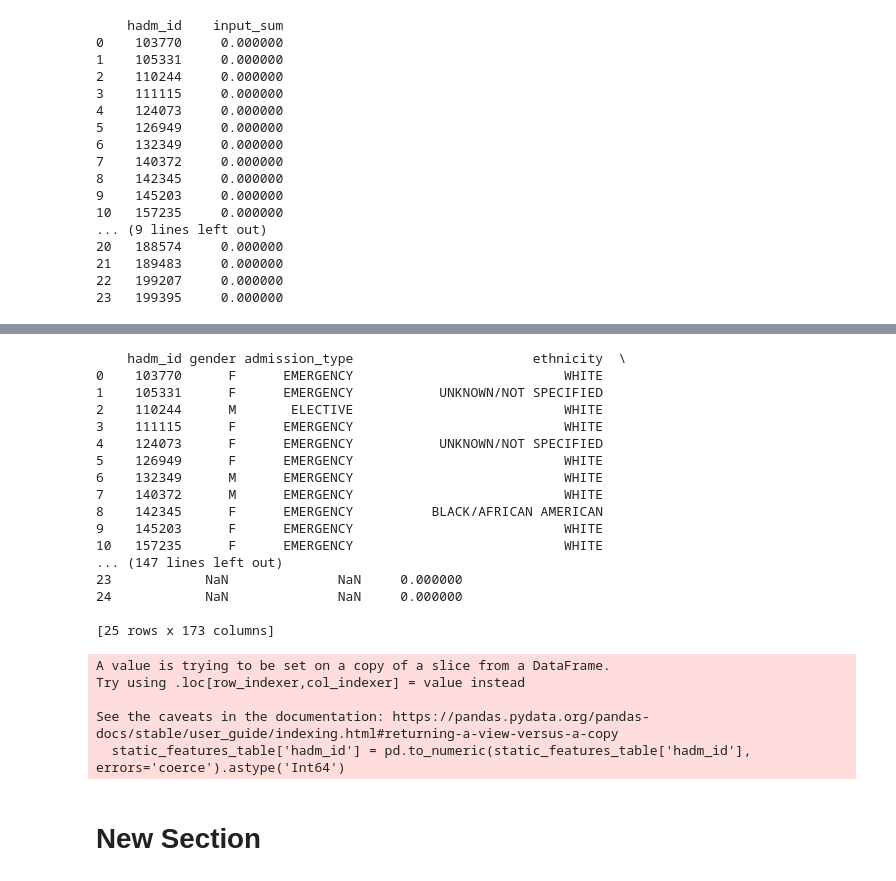
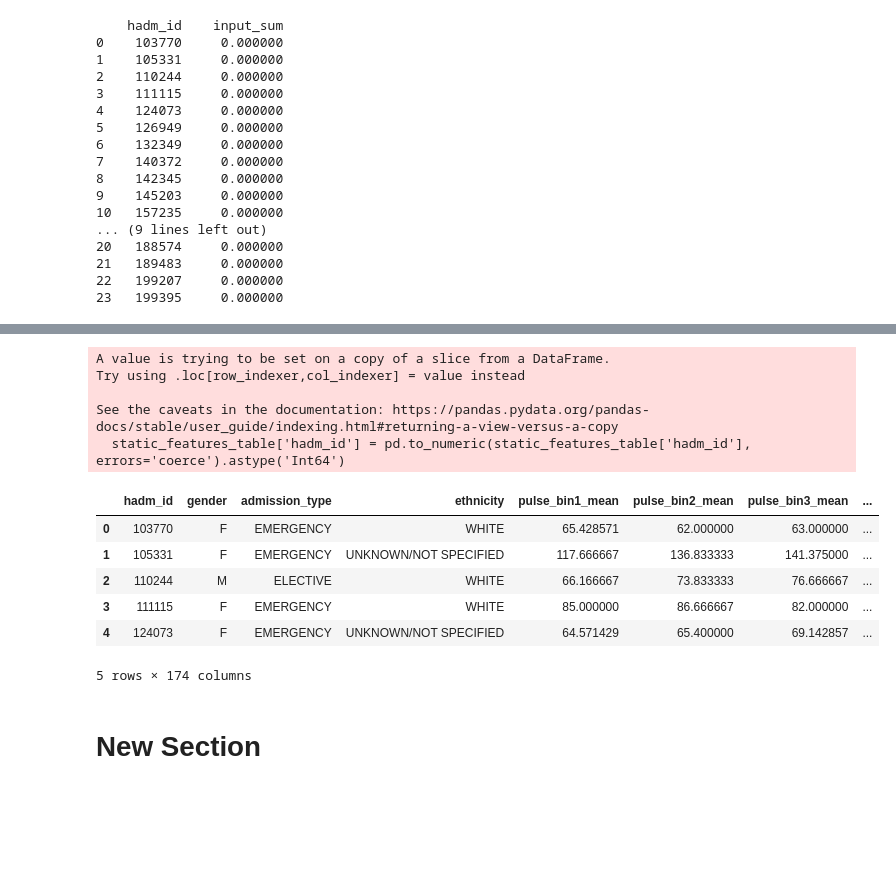
Before and after one commit to zaneles333/Senior-Project-499---Sepsis---GC-Rachael-Selena, a Jupyter notebook: preprocessing-structured/1:23:26_SeniorProject499.ipynb, the cells around one changed output, grey strips where cells are left out. Saved outputs shown, nothing was run; the diff lists cells and outputs as text; code cells hidden in the pictures; blank space fills up the shorter version.

Commit message:
Embedded categorical, added OUTPUT, filled in MAP via derivation

```diff
--- a/preprocessing-structured/12:3:25_Preprocessing.ipynb
+++ b/preprocessing-structured/1:23:26_SeniorProject499.ipynb
@@ -1269,0 +1385,30 @@ outputs = load_filtered_csv('OUTPUTEVENTS.csv', usecols=['itemid','label','fluid
+# %%
+# loading output values
+
+# outputs = load_temporal_table(
+#     filename='OUTPUTEVENTS.csv',
+#     usecols=['hadm_id','charttime','itemid','valueuom'],
+#     time_col='charttime',
+#     value_col='value',
+#     item_col='itemid',
+#     itemids=outputs_ids
+# )
+
+# need to find sum across time bin
+cols_out = ['hadm_id', 'itemid', 'charttime', 'value']
+outputs = pd.read_csv(
+    f"{datapath}/OUTPUTEVENTS.csv", usecols=cols_out, header=1,low_memory=False)
+
+outputs_features_table = summarize_over_window(
+    df=outputs,
+    ref_times=ref_times,
+    hadm_col='hadm_id',
+    time_col='charttime',
+    value_col='value',
+    BIN_HOURS=N_HOURS,       # each bin = 2 hr
+    N_BIN=N_BINS,          # 3 bins = total 6 hr window
+    AGG_FUN=('sum',), # total fluid input volume
+    prefix='outputs',
+    fill_missing=True
+)
+print(outputs_features_table)
@@ -1270,41 +1433,33 @@ outputs = load_filtered_csv('OUTPUTEVENTS.csv', usecols=['itemid','label','fluid
 # %%
 # COMBINING ALL INTO SINGLE
 
 static_features_table['hadm_id'] = pd.to_numeric(static_features_table['hadm_id'], errors='coerce').astype('Int64')
 vitals_feature_table['hadm_id'] = pd.to_numeric(vitals_feature_table['hadm_id'], errors='coerce').astype('Int64')
 labs_feature_table['hadm_id'] = pd.to_numeric(labs_feature_table['hadm_id'], errors='coerce').astype('Int64')
 micro_features_table['hadm_id'] = pd.to_numeric(micro_features_table['hadm_id'], errors='coerce').astype('Int64')
 input_features_table['hadm_id'] = pd.to_numeric(input_features_table['hadm_id'], errors='coerce').astype('Int64')
+outputs_features_table['hadm_id'] = pd.to_numeric(outputs_features_table['hadm_id'], errors='coerce').astype('Int64')
 
 
-all_features = [static_features_table, vitals_feature_table, labs_feature_table, micro_features_table, input_features_table]
+all_features = [static_features_table, vitals_feature_table, labs_feature_table, micro_features_table, input_features_table, outputs_features_table]
 
 all_features_table = reduce(
     lambda left, right: pd.merge(left, right, on='hadm_id', how='outer'),  all_features)
 
-print(all_features_table)
+#print(all_features_table)
+all_features_table.head()
 
-all_features_table.to_csv(f"{datapath}/all_features_table.csv", index=False)
+#all_features_table.to_csv(f"{datapath}/all_features_table.csv", index=False)
 # %% [output]
-    hadm_id gender admission_type                       ethnicity  \
-0    103770      F      EMERGENCY                           WHITE
-1    105331      F      EMERGENCY           UNKNOWN/NOT SPECIFIED
-2    110244      M       ELECTIVE                           WHITE
-3    111115      F      EMERGENCY                           WHITE
-4    124073      F      EMERGENCY           UNKNOWN/NOT SPECIFIED
-5    126949      F      EMERGENCY                           WHITE
-6    132349      M      EMERGENCY                           WHITE
-7    140372      M      EMERGENCY                           WHITE
-8    142345      F      EMERGENCY          BLACK/AFRICAN AMERICAN
-9    145203      F      EMERGENCY                           WHITE
-10   157235      F      EMERGENCY                           WHITE
-... (147 lines left out)
-23            NaN              NaN     0.000000
-24            NaN              NaN     0.000000
+A value is trying to be set on a copy of a slice from a DataFrame.
+Try using .loc[row_indexer,col_indexer] = value instead
 
-[25 rows x 173 columns]
+See the caveats in the documentation: https://pandas.pydata.org/pandas-docs/stable/user_guide/indexing.html#returning-a-view-versus-a-copy
+  static_features_table['hadm_id'] = pd.to_numeric(static_features_table['hadm_id'], errors='coerce').astype('Int64')
+|  | hadm_id | gender | admission_type | ethnicity | pulse_bin1_mean | pulse_bin2_mean | pulse_bin3_mean | ... |
+| 0 | 103770 | F | EMERGENCY | WHITE | 65.428571 | 62.000000 | 63.000000 | ... |
+| 1 | 105331 | F | EMERGENCY | UNKNOWN/NOT SPECIFIED | 117.666667 | 136.833333 | 141.375000 | ... |
+| 2 | 110244 | M | ELECTIVE | WHITE | 66.166667 | 73.833333 | 76.666667 | ... |
+| 3 | 111115 | F | EMERGENCY | WHITE | 85.000000 | 86.666667 | 82.000000 | ... |
+| 4 | 124073 | F | EMERGENCY | UNKNOWN/NOT SPECIFIED | 64.571429 | 65.400000 | 69.142857 | ... |
-A value is trying to be set on a copy of a slice from a DataFrame.
-Try using .loc[row_indexer,col_indexer] = value instead
-
-See the caveats in the documentation: https://pandas.pydata.org/pandas-docs/stable/user_guide/indexing.html#returning-a-view-versus-a-copy
-  static_features_table['hadm_id'] = pd.to_numeric(static_features_table['hadm_id'], errors='coerce').astype('Int64')
+5 rows × 174 columns
```
Also changed, not shown: parts of 10 cells of this notebook, 3 other files.
